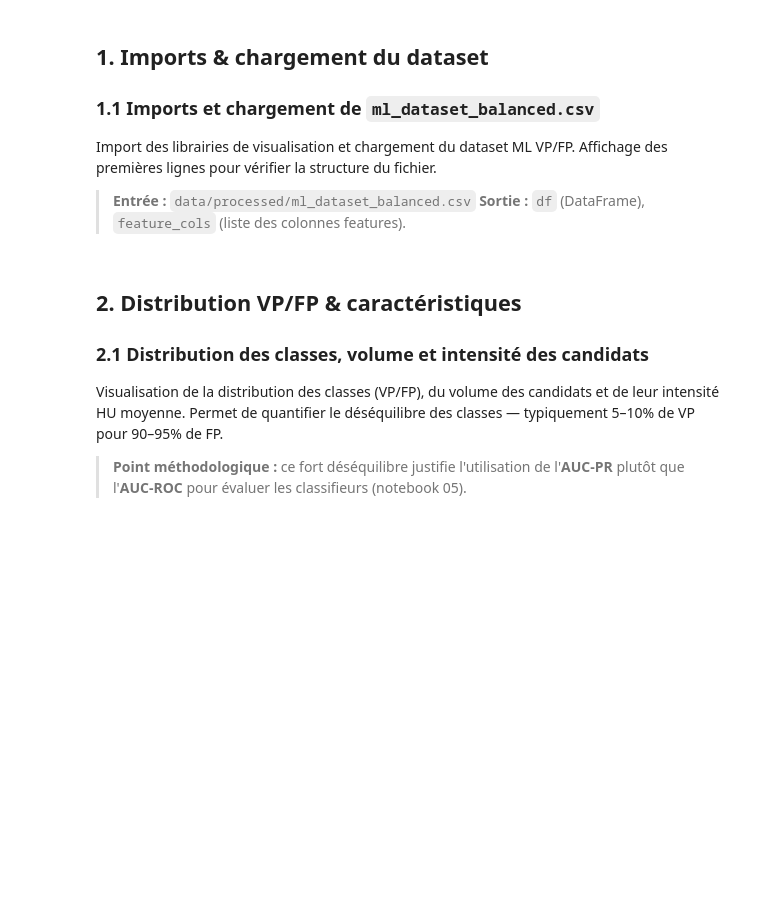
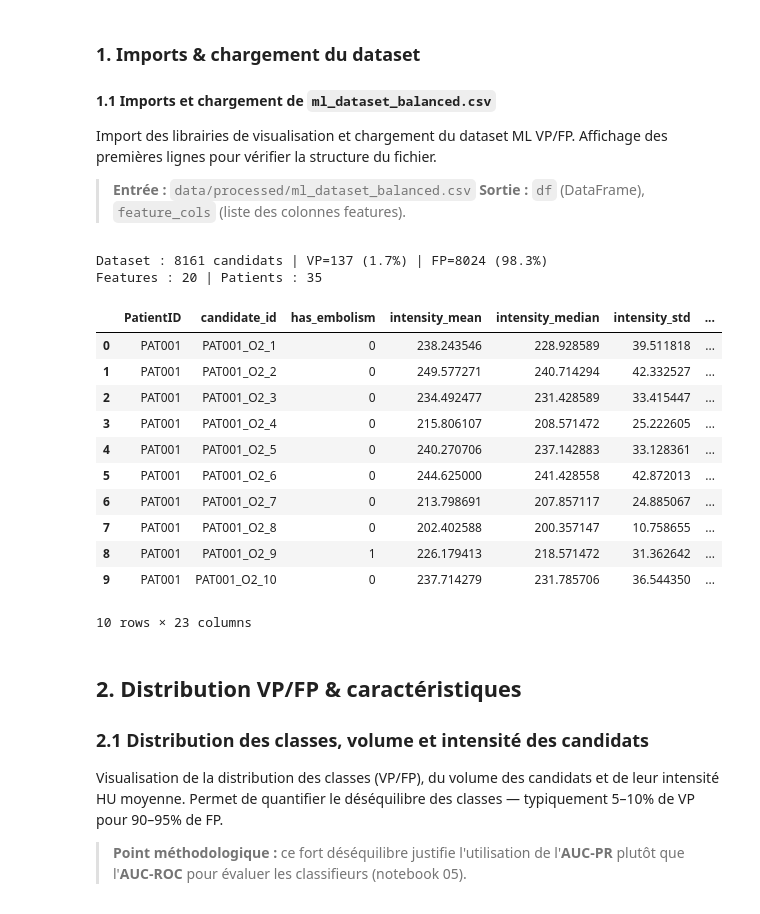
Before and after one commit to JoDm007/Projet_detection_embolie_pulmonaire, a Jupyter notebook: notebooks/04b_batch_extraction_vp_fp.ipynb, the cells around one changed output. Cells and saved outputs as stored; diff of their text form; code cells hidden in the pictures; blank space fills up the shorter version.

```diff
--- a/notebooks/04b_batch_extraction_vp_fp.ipynb
+++ b/notebooks/04b_batch_extraction_vp_fp.ipynb
@@ -20,8 +21,8 @@ Ce notebook est **purement analytique** : il ne génère pas de nouvelles donné
 > ⚠️ **Ne pas confondre** avec `radiomics_features.csv` (uniquement les 35 VP du GT, sans FP — inutilisable pour la classification).
 # %% [markdown]
-## 1. Imports & chargement du dataset
+### 1. Imports & chargement du dataset
 
-### 1.1 Imports et chargement de `ml_dataset_balanced.csv`
+#### 1.1 Imports et chargement de `ml_dataset_balanced.csv`
 
 Import des librairies de visualisation et chargement du dataset ML VP/FP.
 Affichage des premières lignes pour vérifier la structure du fichier.
@@ -31,34 +32,49 @@ Affichage des premières lignes pour vérifier la structure du fichier.
 # %%
 # Cellule 1 - Imports + chargement dataset
 import sys, os, numpy as np, pandas as pd
 import matplotlib.pyplot as plt
 import seaborn as sns
 from pathlib import Path
 
 root_path = os.path.abspath(os.path.join('..'))
 if root_path not in sys.path: sys.path.insert(0, root_path)
 
 sns.set_style('whitegrid')
 PROCESSED_DIR = Path.cwd().parent / 'data' / 'processed'
 
 # Le dataset VP+FP vient de build_ml_dataset() — notebook 04, cellule 4
 # (radiomics_features.csv = uniquement VP du GT, pas de FP — ne pas utiliser ici)
 CSV_PATH = PROCESSED_DIR / 'ml_dataset_balanced.csv'
 
 if not CSV_PATH.exists():
     print(f'Dataset introuvable : {CSV_PATH}')
     print('Executer cellule 4 du notebook 04_radiomics_demo.ipynb dabord.')
     raise FileNotFoundError(str(CSV_PATH))
 
 df = pd.read_csv(CSV_PATH)
 meta_cols    = ['PatientID', 'candidate_id', 'has_embolism']
 feature_cols = [c for c in df.columns if c not in meta_cols]
 
 n_vp = int(df['has_embolism'].sum())
 n_fp = len(df) - n_vp
 print(f'Dataset : {len(df)} candidats | VP={n_vp} ({100*n_vp/len(df):.1f}%) | FP={n_fp} ({100*n_fp/len(df):.1f}%)')
-print(f'Features : {len(feature_cols)} | Patients : {df[chr(34)]PatientID[chr(34)].nunique()}')
-display(df.head(3))
+print(f"Features : {len(feature_cols)} | Patients : {df['PatientID'].nunique()}")
+display(df.head(10))
+# %% [output]
+Dataset : 8161 candidats | VP=137 (1.7%) | FP=8024 (98.3%)
+Features : 20 | Patients : 35
+|  | PatientID | candidate_id | has_embolism | intensity_mean | intensity_median | intensity_std | ... |
+| 0 | PAT001 | PAT001_O2_1 | 0 | 238.243546 | 228.928589 | 39.511818 | ... |
+| 1 | PAT001 | PAT001_O2_2 | 0 | 249.577271 | 240.714294 | 42.332527 | ... |
+| 2 | PAT001 | PAT001_O2_3 | 0 | 234.492477 | 231.428589 | 33.415447 | ... |
+| 3 | PAT001 | PAT001_O2_4 | 0 | 215.806107 | 208.571472 | 25.222605 | ... |
+| 4 | PAT001 | PAT001_O2_5 | 0 | 240.270706 | 237.142883 | 33.128361 | ... |
+| 5 | PAT001 | PAT001_O2_6 | 0 | 244.625000 | 241.428558 | 42.872013 | ... |
+| 6 | PAT001 | PAT001_O2_7 | 0 | 213.798691 | 207.857117 | 24.885067 | ... |
+| 7 | PAT001 | PAT001_O2_8 | 0 | 202.402588 | 200.357147 | 10.758655 | ... |
+| 8 | PAT001 | PAT001_O2_9 | 1 | 226.179413 | 218.571472 | 31.362642 | ... |
+| 9 | PAT001 | PAT001_O2_10 | 0 | 237.714279 | 231.785706 | 36.544350 | ... |
+10 rows × 23 columns
 # %% [markdown]
 ## 2. Distribution VP/FP & caractéristiques
 
```
Also changed, not shown: parts of 5 cells of this notebook, 16 other files.
